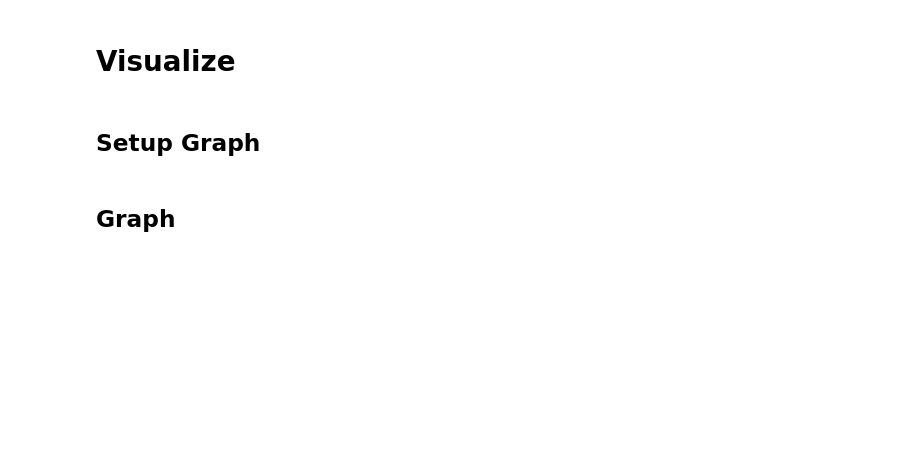
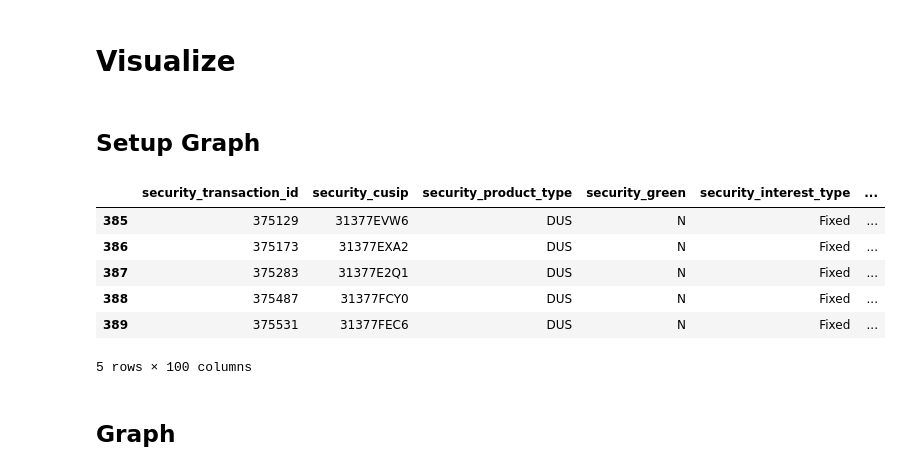
Before and after one commit to ZachariahRosenberg/Agency-G-S-Analysis, a Jupyter notebook: fnma_g_s_fee.ipynb, the cells around one changed output. Saved outputs shown, nothing was run; the diff lists cells and outputs as text; code cells hidden in the pictures; blank space fills up the shorter version.

```diff
--- a/fnma_g_s_fee.ipynb
+++ b/fnma_g_s_fee.ipynb
@@ -664,6 +665,30 @@ units_range.observe(update_chart)
 loan_amt_range.observe(update_chart)
 loan_term_range.observe(update_chart)
 market_type.observe(update_chart)
+# %%
+cols = [
+    'dt',
+    'gs',
+    'loan_original_term',
+    'loan_original_upb',
+    'property_total_units',
+    'loan_seller',
+    'market_type property_type',
+    'loan_prepayment_type',
+    'loan_tier',
+    'loan_lien_position',
+    'security_green',
+    'property_affordable_housing_type'
+]
+fnma.head()
+# %% [output]
+|  | security_transaction_id | security_cusip | security_product_type | security_green | security_interest_type | ... |
+| 385 | 375129 | 31377EVW6 | DUS | N | Fixed | ... |
+| 386 | 375173 | 31377EXA2 | DUS | N | Fixed | ... |
+| 387 | 375283 | 31377E2Q1 | DUS | N | Fixed | ... |
+| 388 | 375487 | 31377FCY0 | DUS | N | Fixed | ... |
+| 389 | 375531 | 31377FEC6 | DUS | N | Fixed | ... |
+5 rows × 100 columns
 # %%
 # Create Fig
 fig = init_fig(title='G&S Fees')
```
Also changed, not shown: parts of 3 cells of this notebook, 5 other files.
